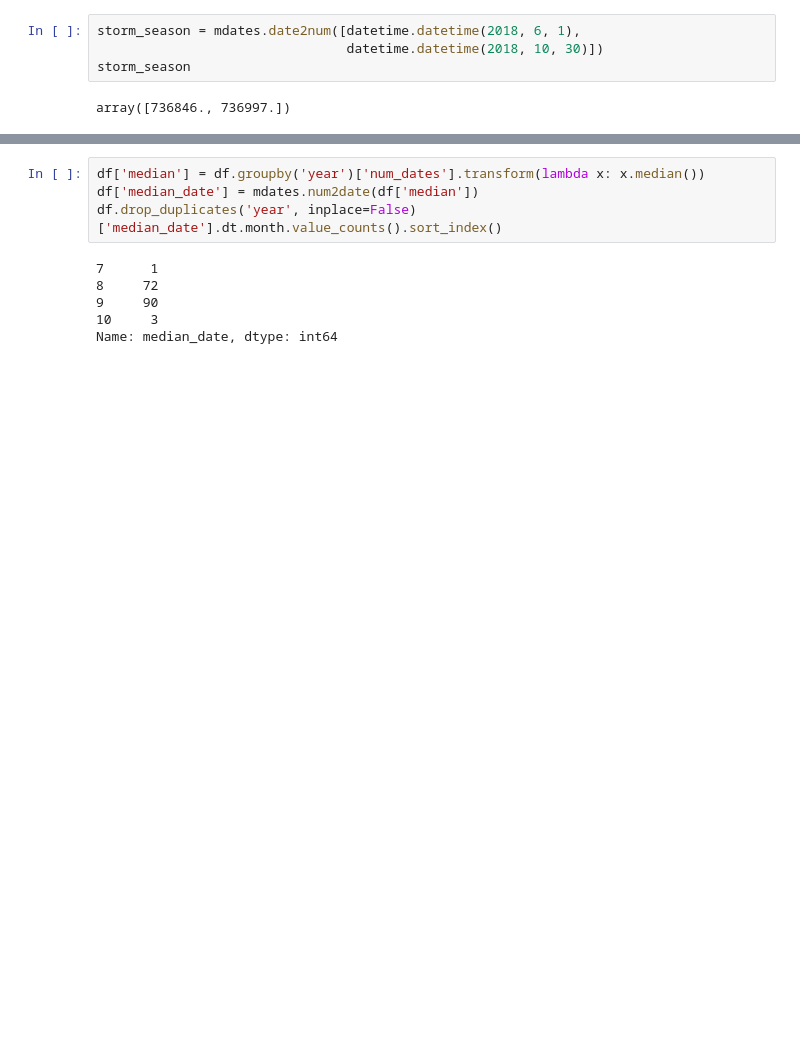
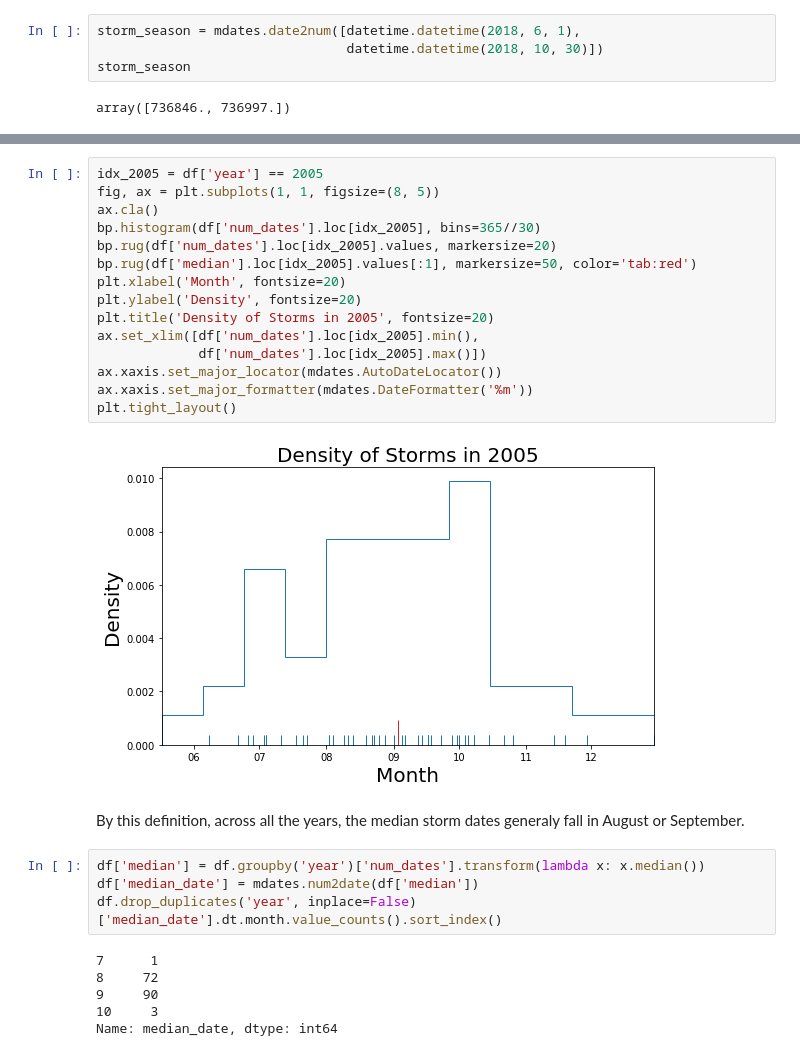
Before and after one commit to roualdes/stormevents, a Jupyter notebook: stormevents.ipynb, the cells around one changed output, grey strips where cells are left out. Saved outputs shown, nothing was run; the diff lists cells and outputs as text; blank space fills up the shorter version.

```diff
--- a/stormevents.ipynb
+++ b/stormevents.ipynb
@@ -100,3 +111,22 @@ To measure the variation of the emprical storm season over time, first consider
+# %%
+idx_2005 = df['year'] == 2005
+fig, ax = plt.subplots(1, 1, figsize=(8, 5))
+ax.cla()
+bp.histogram(df['num_dates'].loc[idx_2005], bins=365//30)
+bp.rug(df['num_dates'].loc[idx_2005].values, markersize=20)
+bp.rug(df['median'].loc[idx_2005].values[:1], markersize=50, color='tab:red')
+plt.xlabel('Month', fontsize=20)
+plt.ylabel('Density', fontsize=20)
+plt.title('Density of Storms in 2005', fontsize=20)
+ax.set_xlim([df['num_dates'].loc[idx_2005].min(),
+             df['num_dates'].loc[idx_2005].max()])
+ax.xaxis.set_major_locator(mdates.AutoDateLocator())
+ax.xaxis.set_major_formatter(mdates.DateFormatter('%m'))
+plt.tight_layout()
+# %% [output]
+[figure, added]
+# %% [markdown]
+By this definition, across all the years, the median storm dates generaly fall in August or September.
 # %%
 df['median'] = df.groupby('year')['num_dates'].transform(lambda x: x.median())
 df['median_date'] = mdates.num2date(df['median'])
```
Also changed, not shown: parts of 23 cells of this notebook, 2 other files.
